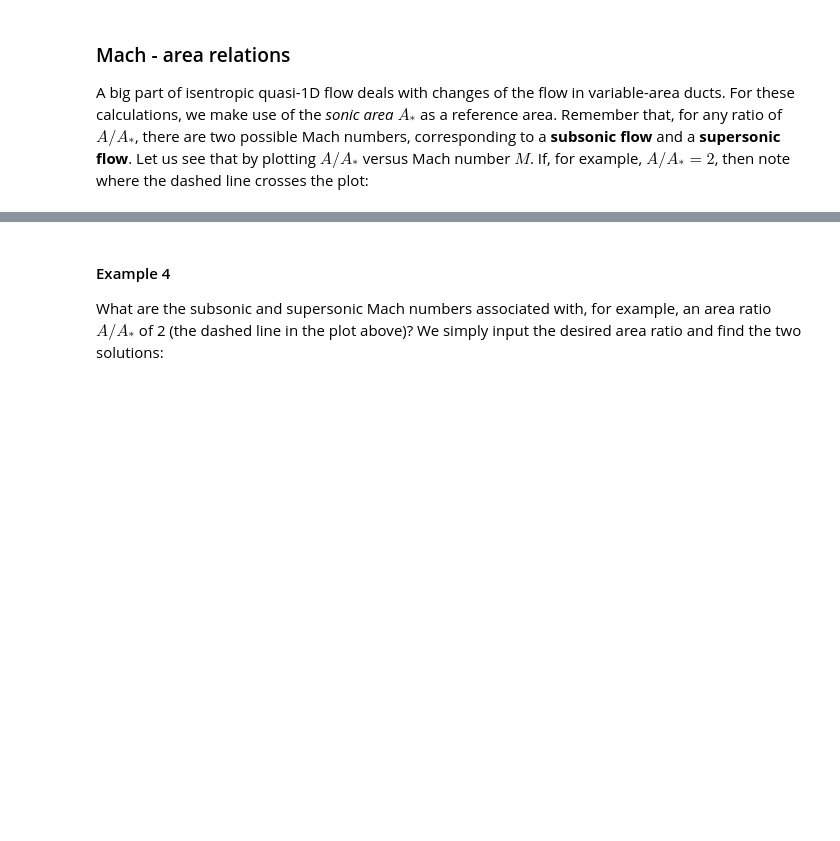
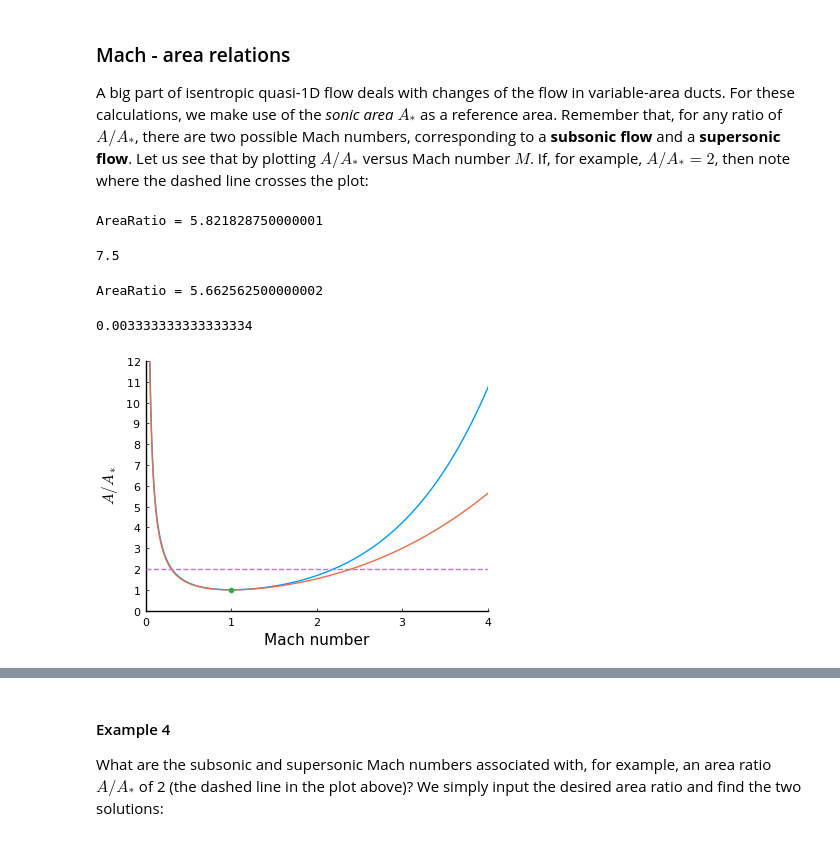
Before and after one commit to UCLAMAEThreads/MAE103, a Jupyter notebook: notebook/6.1-IsentropicGasDynamics.ipynb, the cells around one changed output, grey strips where cells are left out. Drawn from its saved outputs; the diff is of its cells as text; code cells hidden in the pictures; blank space fills up the shorter version.

```diff
--- a/notebook/6.1-IsentropicGasDynamics.ipynb
+++ b/notebook/6.1-IsentropicGasDynamics.ipynb
@@ -90,6 +107,37 @@ Remember that, for any ratio of $A/A_*$, there are two possible Mach numbers,
 corresponding to a **subsonic flow** and a **supersonic flow**. Let us see that by
 plotting $A/A_*$ versus Mach number $M$. If, for example, $A/A_* = 2$, then
 note where the dashed line crosses the plot:
+# %%
+AOverAStar(MachNumber(0.1),Isentropic,gas=Air)
+# %% [output]
+AreaRatio = 5.821828750000001
+# %%
+2/(SpecificHeatRatio(He)+1)/0.1
+# %% [output]
+7.5
+# %%
+(2/(γ+1))
+# %% [output]
+AreaRatio = 5.662562500000002
+# %%
+(γ-1)/2*M^2
+# %% [output]
+0.003333333333333334
+# %%
+Mrange = range(0,6,length=601)
+Aratio = []
+Aratio2 = []
+for M in Mrange
+    push!(Aratio,value(AOverAStar(MachNumber(M),Isentropic)))
+    push!(Aratio2,value(AOverAStar(MachNumber(M),Isentropic,gas=He)))
+end
+
+plot(Mrange,Aratio,xlim=(0,4),ylim=(0,12),yticks=0:1:12,xlabel="Mach number",ylabel=L"A/A_*",legend=false)
+plot!(Mrange,Aratio2,xlim=(0,4),ylim=(0,12),yticks=0:1:12,xlabel="Mach number",ylabel=L"A/A_*",legend=false)
+scatter!([1],[1])
+plot!(Mrange,2*ones(length(Mrange)),style=:dash)
+# %% [output]
+[figure, added]
 # %%
 Mrange = range(0,6,length=601)
 Aratio = []
```
Also changed, not shown: parts of 9 cells of this notebook, 5 other files.
